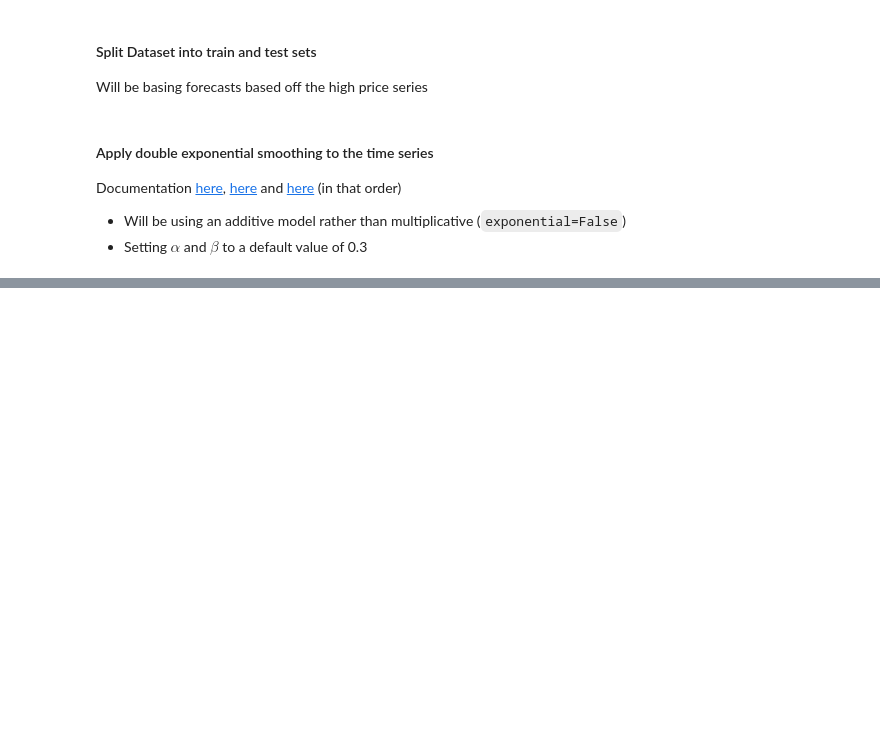
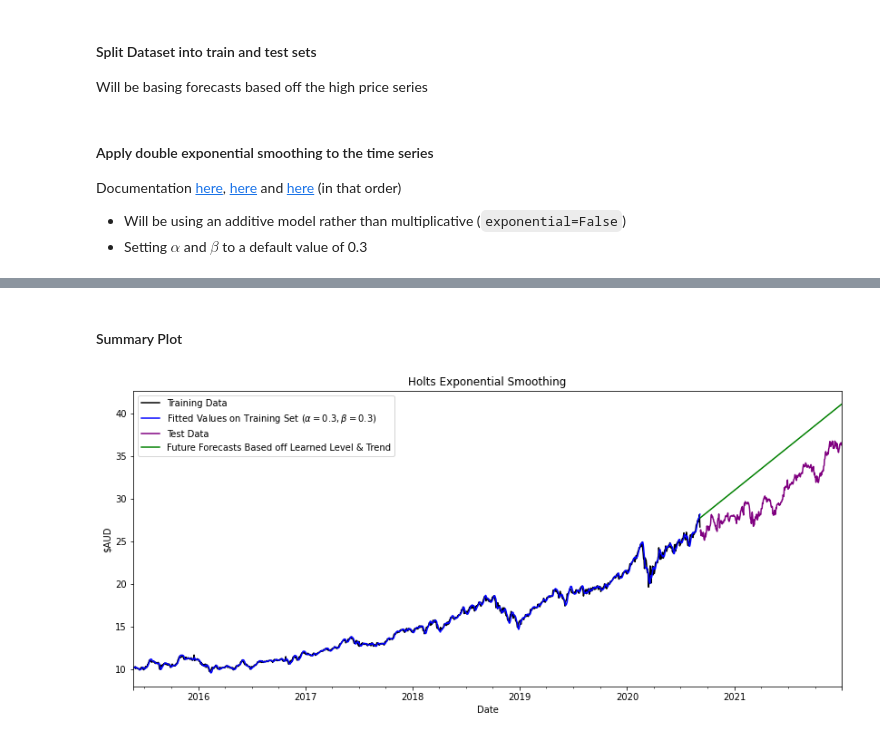
Before and after one commit to noahrubin989/Time_Series, a Jupyter notebook: Exponential Smoothing/Double Exponential Smoothing/Double_Exponential_Smoothing.ipynb, the cells around one changed output, grey strips where cells are left out. Cells and saved outputs as stored; diff of their text form; code cells hidden in the pictures; blank space fills up the shorter version.

```diff
--- a/Exponential Smoothing/Double Exponential Smoothing/Double_Exponential_Smoothing.ipynb
+++ b/Exponential Smoothing/Double Exponential Smoothing/Double_Exponential_Smoothing.ipynb
@@ -155,0 +130,29 @@ ax1.legend();
+# %% [markdown]
+#### Summary Plot
+# %%
+#### Plot fitted values with training data
+
+fig, ax1 = plt.subplots(figsize=(14, 6))
+ax1.set(title='Holts Exponential Smoothing', ylabel='$AUD')
+
+# Plot training set
+train.plot(ax=ax1, color='black', label='Training Data')
+
+# Plot double expomnential smoothing fitted values
+forecaster.fittedvalues.plot(ax=ax1, color='blue', label=r'Fitted Values on Training Set ($\alpha=0.3, \beta=0.3$)');
+
+# =============================================================
+
+#### Plot forecasts with test set
+
+# Plot test set
+test.plot(ax=ax1, color='purple', label='Test Data')
+
+# Plot forecasts (even though they are way off)
+yhat = forecaster.forecast(len(test))
+yhat.plot(ax=ax1, color='green', label='Future Forecasts Based off Learned Level & Trend');
+
+# Set up legend
+ax1.legend();
+# %% [output]
+[figure, added]
```
Also changed, not shown: parts of 10 cells of this notebook.
